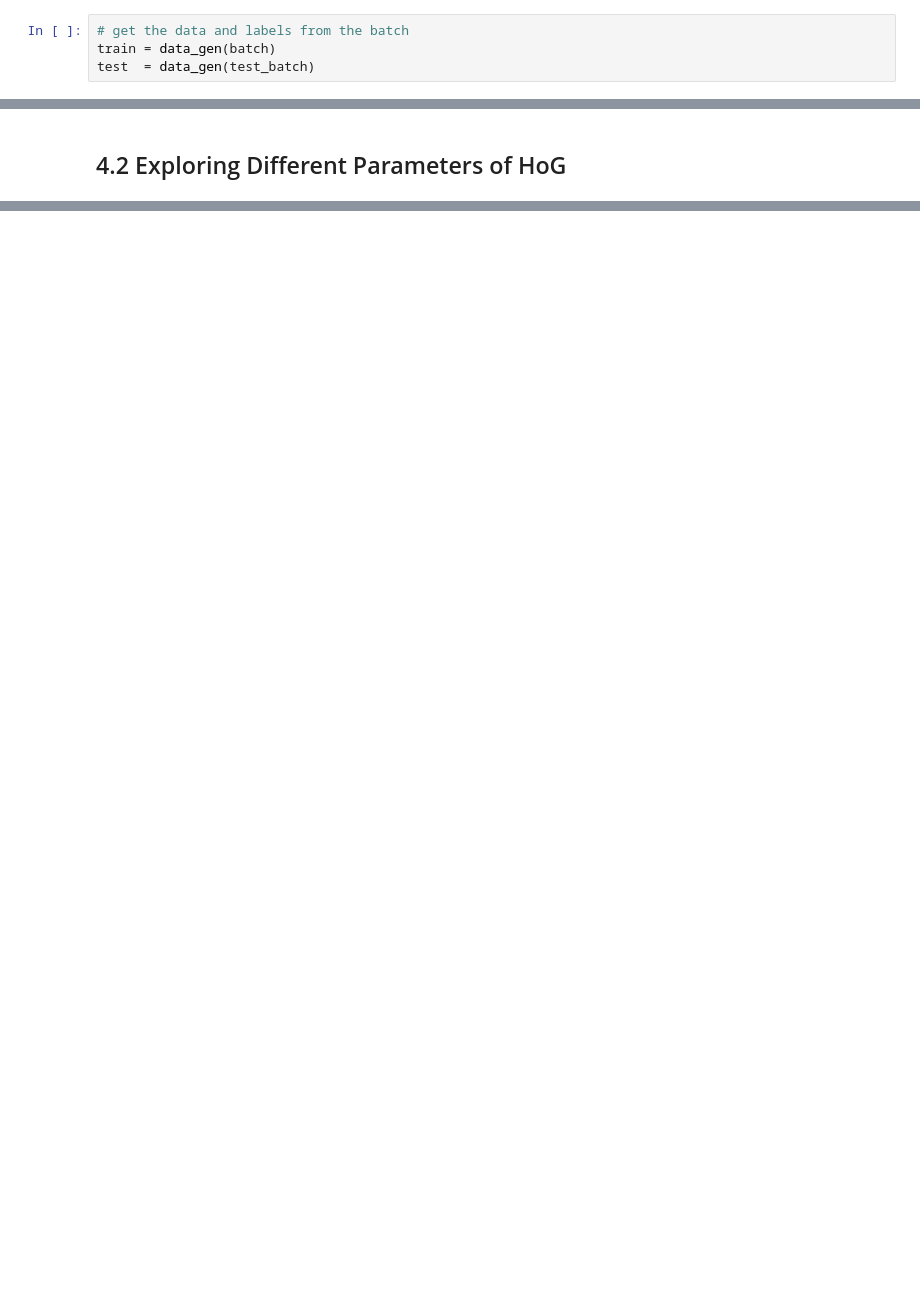
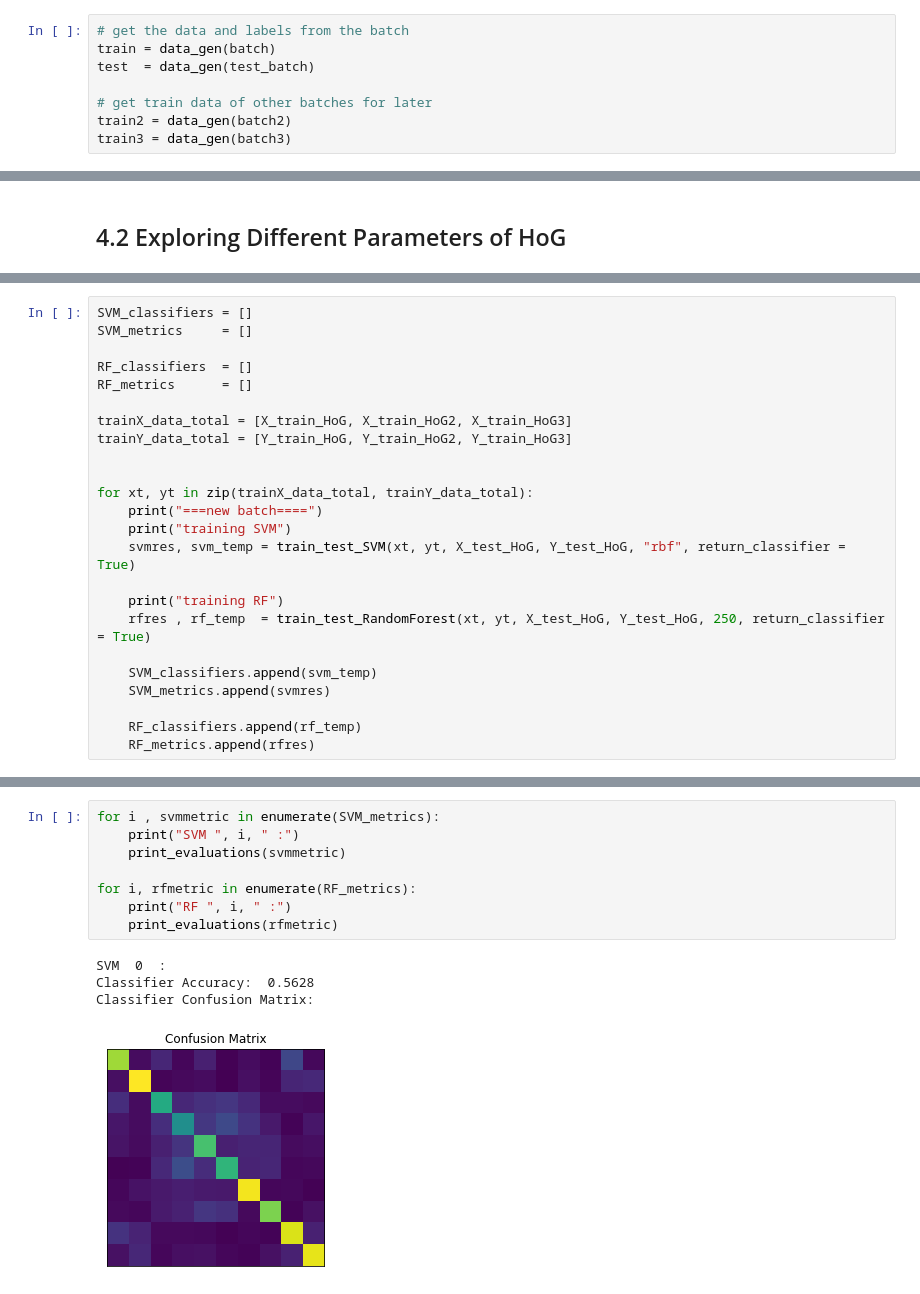
Before and after one commit to danielbairamian/ComputerVision, a Jupyter notebook: Assignment_4/DanielBairamian_ECSE415_A4.ipynb, the cells around one changed output, grey strips where cells are left out. Saved outputs shown, nothing was run; the diff lists cells and outputs as text; blank space fills up the shorter version.

```diff
--- a/Assignment_4/DanielBairamian_ECSE415_A4.ipynb
+++ b/Assignment_4/DanielBairamian_ECSE415_A4.ipynb
@@ -91,6 +95,10 @@ test_batch = unpickle(file_base + test_string)
 # get the data and labels from the batch
 train = data_gen(batch)
 test  = data_gen(test_batch)
+
+# get train data of other batches for later
+train2 = data_gen(batch2)
+train3 = data_gen(batch3)
 # %%
 data_set_showcase_images = []
 data_set_showcase_labels = []
@@ -375,0 +476,24 @@ MemoryError: Unable to allocate array with shape (10000, 6000) and data type flo
+# %%
+SVM_classifiers = []
+SVM_metrics     = []
+
+RF_classifiers  = []
+RF_metrics      = []
+
+trainX_data_total = [X_train_HoG, X_train_HoG2, X_train_HoG3]
+trainY_data_total = [Y_train_HoG, Y_train_HoG2, Y_train_HoG3]
+
+
+for xt, yt in zip(trainX_data_total, trainY_data_total):
+    print("===new batch====")
+    print("training SVM")
+    svmres, svm_temp = train_test_SVM(xt, yt, X_test_HoG, Y_test_HoG, "rbf", return_classifier = True)
+
+    print("training RF")
+    rfres , rf_temp  = train_test_RandomForest(xt, yt, X_test_HoG, Y_test_HoG, 250, return_classifier = True)
+
+    SVM_classifiers.append(svm_temp)
+    SVM_metrics.append(svmres)
+
+    RF_classifiers.append(rf_temp)
+    RF_metrics.append(rfres)
@@ -375,0 +510,13 @@ MemoryError: Unable to allocate array with shape (10000, 6000) and data type flo
+# %%
+for i , svmmetric in enumerate(SVM_metrics):
+    print("SVM ", i, " :")
+    print_evaluations(svmmetric)
+
+for i, rfmetric in enumerate(RF_metrics):
+    print("RF ", i, " :")
+    print_evaluations(rfmetric)
+# %% [output]
+SVM  0  :
+Classifier Accuracy:  0.5628
+Classifier Confusion Matrix:
+[figure, added]
```
Also changed, not shown: parts of 24 cells of this notebook.
